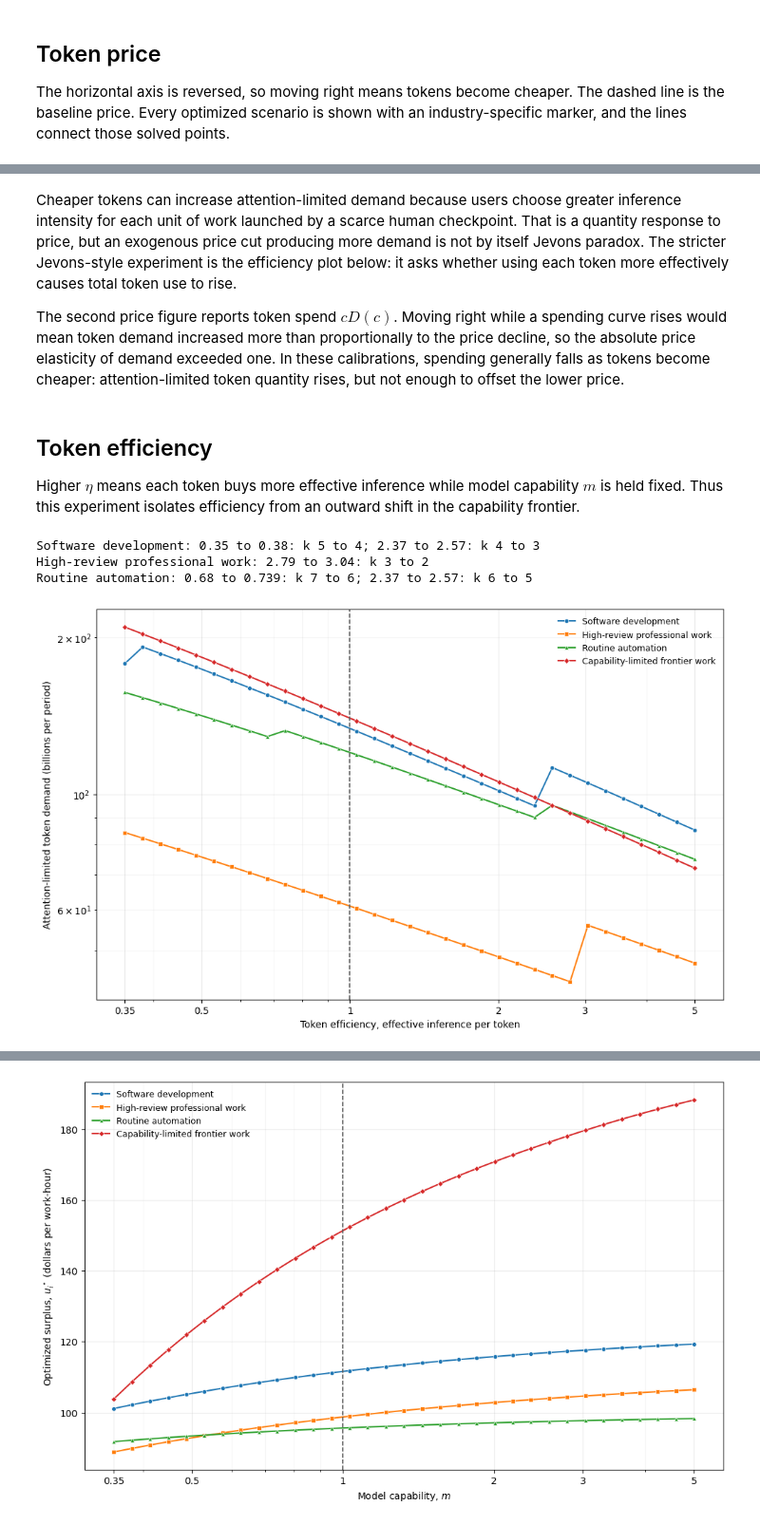
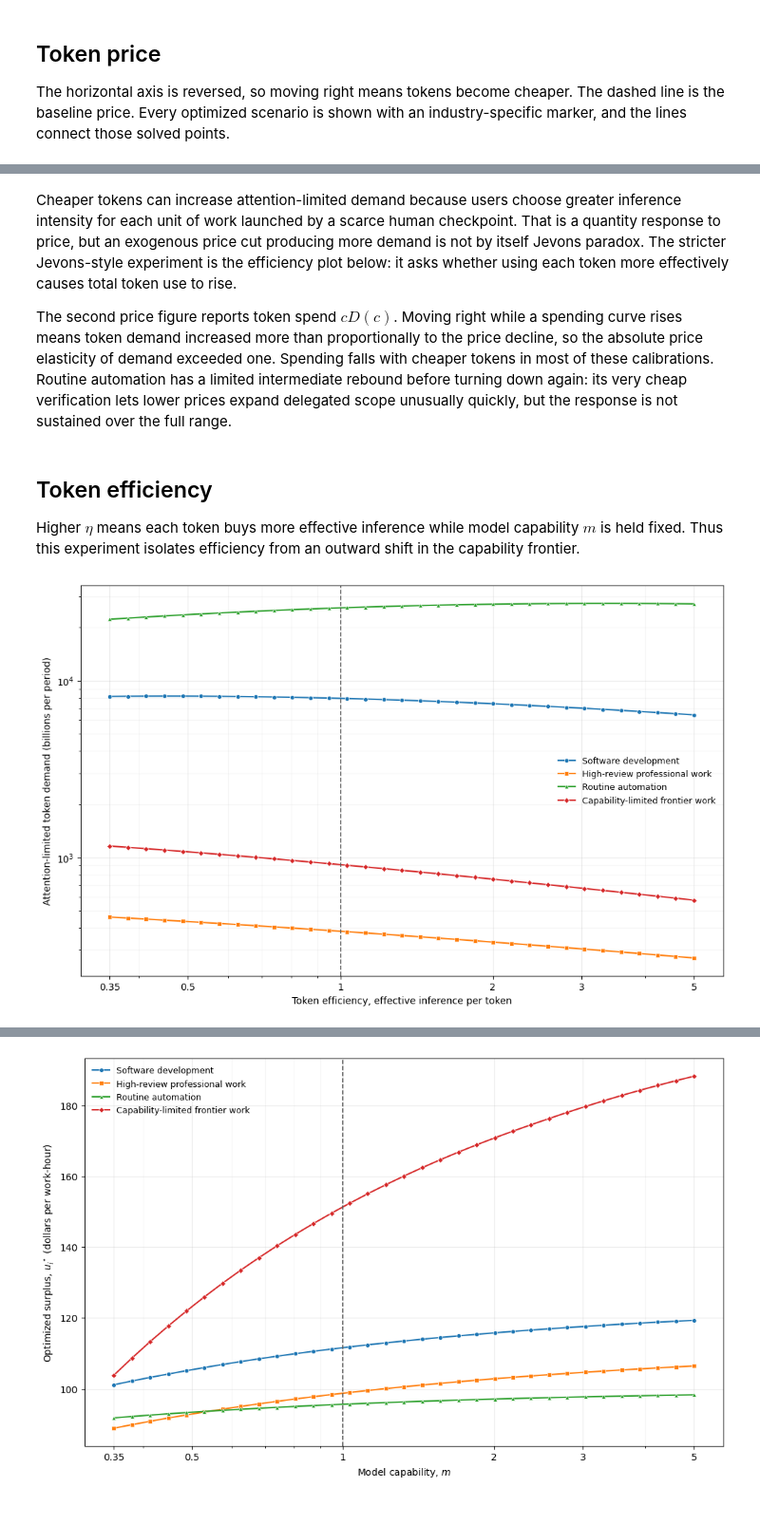
Before and after one commit to theothersteven/modeling-token-demand, a Jupyter notebook: notebooks/comparative_statics.ipynb, the cells around one changed output, grey strips where cells are left out. Shown at 95% size. Saved outputs shown, nothing was run; the diff lists cells and outputs as text; code cells hidden in the pictures.

```diff
--- a/notebooks/comparative_statics.ipynb
+++ b/notebooks/comparative_statics.ipynb
@@ -137,11 +145,12 @@ settings = OptimizationSettings(
     min_delegation_hours=0.02,
     max_delegation_hours=80.0,
     min_tokens_per_work_hour=2_000.0,
-    max_tokens_per_work_hour=2_000_000.0,
+    max_tokens_per_work_hour=20_000_000.0,
     max_attempts=12,
-    grid_points_per_dimension=15,
-    local_starts_per_attempt=3,
+    grid_points_per_dimension=17,
+    local_starts_per_attempt=4,
 )
-optimizer = PolicyOptimizer(settings)
+per_work_optimizer = PolicyOptimizer(settings)
+attention_optimizer = AttentionConstrainedOptimizer(settings)
 baseline = Scenario()
 # %%
@@ -319,28 +374,27 @@ Capability-limited frontier work: 46.3 to 53: k 2 to 3
 # %% [markdown]
 Cheaper tokens can increase attention-limited demand because users choose greater inference intensity for each unit of work launched by a scarce human checkpoint. That is a quantity response to price, but an exogenous price cut producing more demand is not by itself Jevons paradox. The stricter Jevons-style experiment is the efficiency plot below: it asks whether using each token more effectively causes total token use to rise.
 
-The second price figure reports token spend $cD(c)$. Moving right while a spending curve rises would mean token demand increased more than proportionally to the price decline, so the absolute price elasticity of demand exceeded one. In these calibrations, spending generally falls as tokens become cheaper: attention-limited token quantity rises, but not enough to offset the lower price.
+The second price figure reports token spend $cD(c)$. Moving right while a spending curve rises means token demand increased more than proportionally to the price decline, so the absolute price elasticity of demand exceeded one. Spending falls with cheaper tokens in most of these calibrations. Routine automation has a limited intermediate rebound before turning down again: its very cheap verification lets lower prices expand delegated scope unusually quickly, but the response is not sustained over the full range.
 # %% [markdown]
 ## Token efficiency
 
 Higher $\eta$ means each token buys more effective inference while model capability $m$ is held fixed. Thus this experiment isolates efficiency from an outward shift in the capability frontier.
 # %%
 token_efficiencies = np.geomspace(0.35, 5.0, 33)
-efficiency_results = solve_axis("token_efficiency", token_efficiencies)
+efficiency_results = solve_axis(
+    attention_optimizer, "token_efficiency", token_efficiencies
+)
 print_retry_switches(token_efficiencies, efficiency_results)
 efficiency_figure = plot_demand(
     token_efficiencies,
     efficiency_results,
     xlabel="Token efficiency, effective inference per token",
     filename="token-demand-vs-efficiency.png",
     baseline_value=1.0,
     xticks=TECHNOLOGY_TICKS,
 )
 # %% [output]
-Software development: 0.35 to 0.38: k 5 to 4; 2.37 to 2.57: k 4 to 3
-High-review professional work: 2.79 to 3.04: k 3 to 2
-Routine automation: 0.68 to 0.739: k 7 to 6; 2.37 to 2.57: k 6 to 5
-[figure, old version]
+[figure, new version]
 # %% [markdown]
 In the attention-limited regime, efficiency affects demand through two opposing choices. It lowers the tokens needed for a given inference effort, but it may let each scarce human checkpoint launch a larger delegated chunk. Jevons-style growth occurs only if the increase in supervisory leverage $s_i^\star/h_i(s_i^\star)$ outweighs the decline in chosen token intensity $x_i^\star$.
 
```
Also changed, not shown: parts of 18 cells of this notebook, 10 other files.
